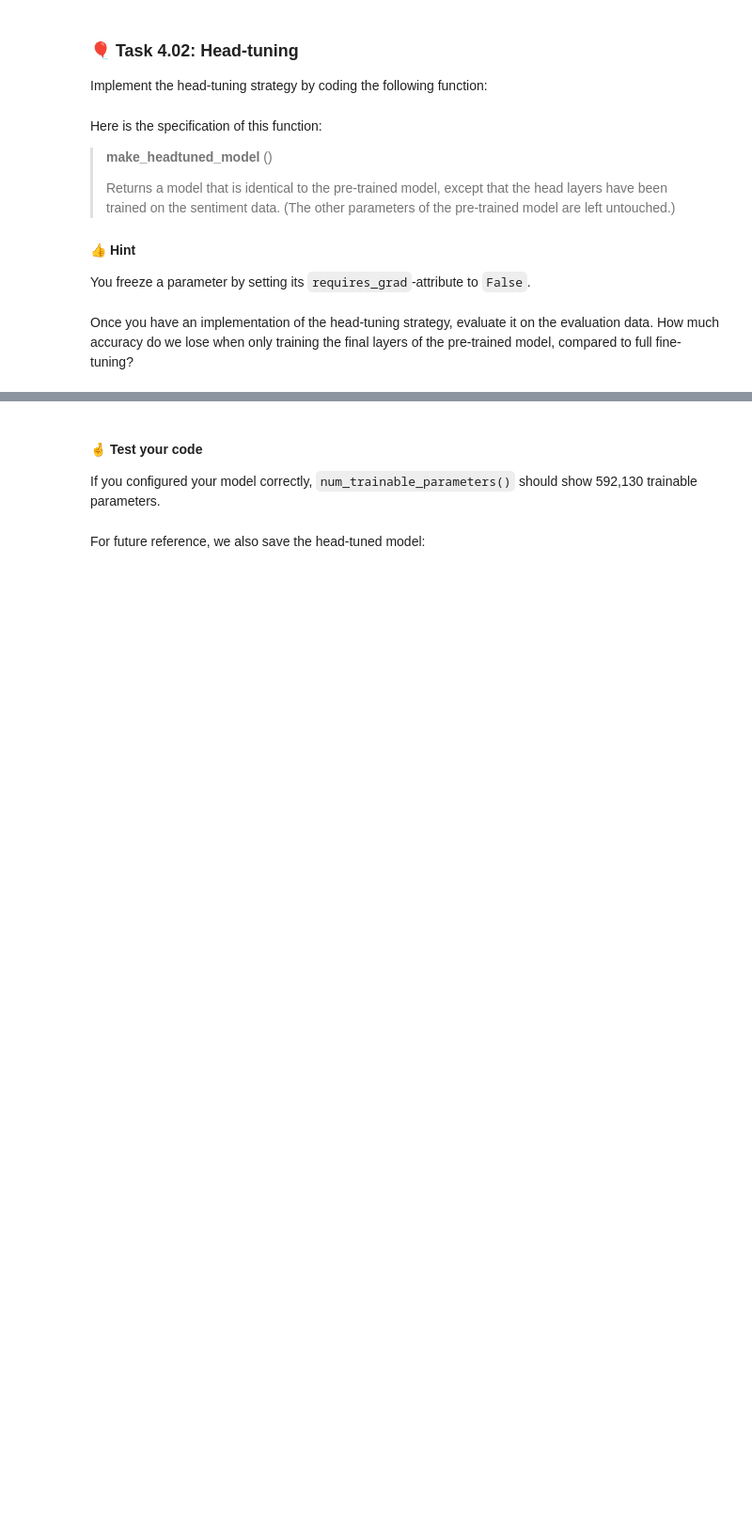
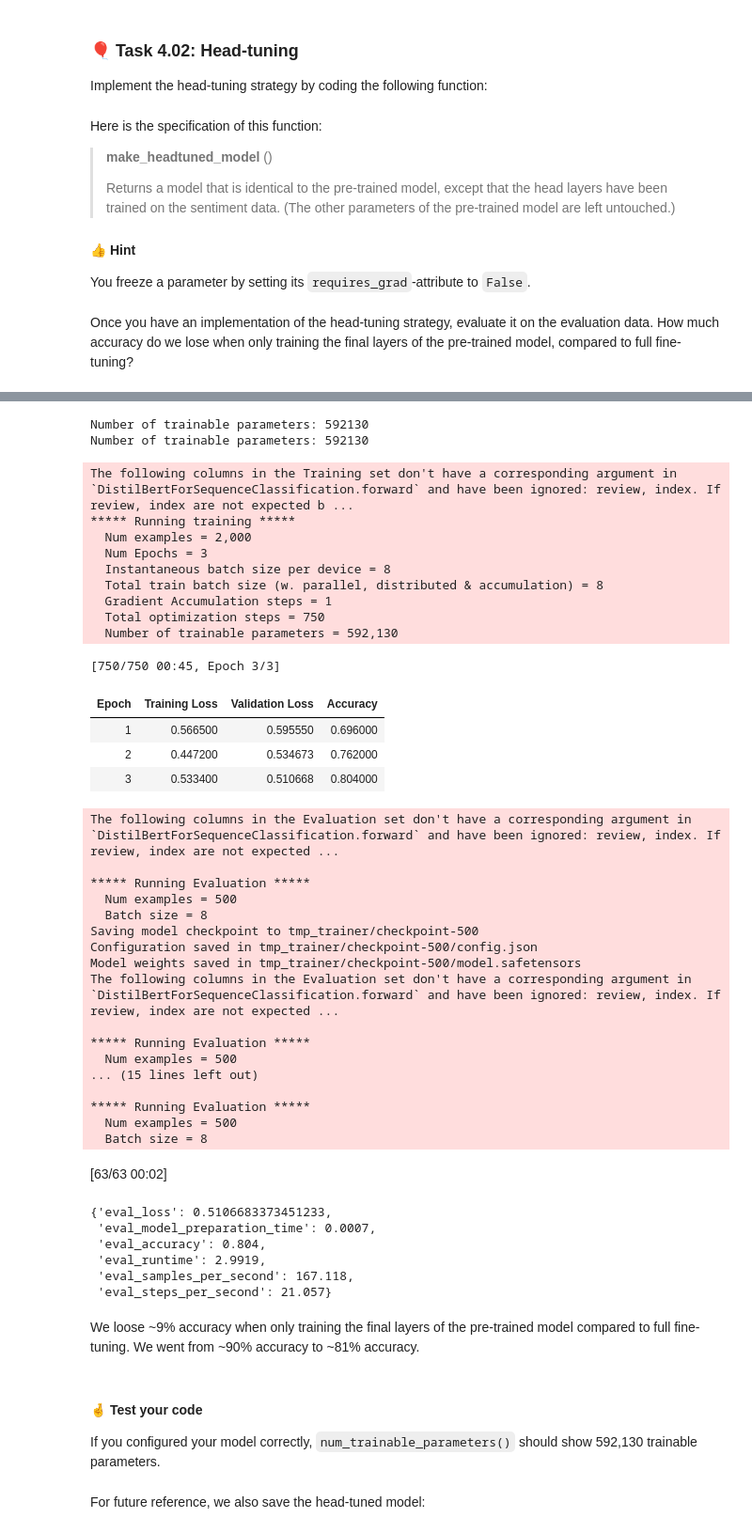
Before and after one commit to reinthal/ete387, a Jupyter notebook: labs/lab4/nlp-lab4.ipynb, the cells around one changed output, grey strips where cells are left out. Shown at 94% size. Drawn from its saved outputs; the diff is of its cells as text; code cells hidden in the pictures; blank space fills up the shorter version.

```diff
--- a/labs/lab4/nlp-lab4.ipynb
+++ b/labs/lab4/nlp-lab4.ipynb
@@ -236,16 +244,16 @@ If full fine-tuning marks one end of the complexity spectrum, the other end is m
 
 Implement the head-tuning strategy by coding the following function:
 # %%
-def make_headtuned_model():
+def make_headtuned_model(use_cuda: bool = True):
     model = AutoModelForSequenceClassification.from_pretrained("distilbert-base-uncased", num_labels=2)
+    if use_cuda:
+        model = model.to("cuda")
     for name, param in model.named_parameters():
         if "pre_classifier" not in name and "classifier" not in name:
             param.requires_grad = False
         else:
             param.requires_grad = True
-            print(f"{name}:{param}")
     return train(model)
-make_headtuned_model()
 # %% [markdown]
 Here is the specification of this function:
 
@@ -260,3 +268,5 @@ You freeze a parameter by setting its `requires_grad`-attribute to `False`.
 Once you have an implementation of the head-tuning strategy, evaluate it on the evaluation data. How much accuracy do we lose when only training the final layers of the pre-trained model, compared to full fine-tuning?
 # %%
 headtuned_model = make_headtuned_model()
+evaluate(headtuned_model)
+# %% [output]
@@ -263,3 +290,45 @@ headtuned_model = make_headtuned_model()
+Number of trainable parameters: 592130
+Number of trainable parameters: 592130
+The following columns in the Training set don't have a corresponding argument in `DistilBertForSequenceClassification.forward` and have been ignored: review, index. If review, index are not expected b ...
+***** Running training *****
+  Num examples = 2,000
+  Num Epochs = 3
+  Instantaneous batch size per device = 8
+  Total train batch size (w. parallel, distributed & accumulation) = 8
+  Gradient Accumulation steps = 1
+  Total optimization steps = 750
+  Number of trainable parameters = 592,130
+[750/750 00:45, Epoch 3/3]
+| Epoch | Training Loss | Validation Loss | Accuracy |
+| 1 | 0.566500 | 0.595550 | 0.696000 |
+| 2 | 0.447200 | 0.534673 | 0.762000 |
+| 3 | 0.533400 | 0.510668 | 0.804000 |
+The following columns in the Evaluation set don't have a corresponding argument in `DistilBertForSequenceClassification.forward` and have been ignored: review, index. If review, index are not expected ...
+
+***** Running Evaluation *****
+  Num examples = 500
+  Batch size = 8
+Saving model checkpoint to tmp_trainer/checkpoint-500
+Configuration saved in tmp_trainer/checkpoint-500/config.json
+Model weights saved in tmp_trainer/checkpoint-500/model.safetensors
+The following columns in the Evaluation set don't have a corresponding argument in `DistilBertForSequenceClassification.forward` and have been ignored: review, index. If review, index are not expected ...
+
+***** Running Evaluation *****
+  Num examples = 500
+... (15 lines left out)
+
+***** Running Evaluation *****
+  Num examples = 500
+  Batch size = 8
+[63/63 00:02]
+{'eval_loss': 0.5106683373451233,
+ 'eval_model_preparation_time': 0.0007,
+ 'eval_accuracy': 0.804,
+ 'eval_runtime': 2.9919,
+ 'eval_samples_per_second': 167.118,
+ 'eval_steps_per_second': 21.057}
+# %% [markdown]
+We loose ~9% accuracy when only training the final layers of the pre-trained model compared to full fine-tuning. We went from ~90% accuracy to ~81% accuracy.
 # %% [markdown]
 #### 🤞 Test your code
 
```
Also changed, not shown: parts of 10 cells of this notebook, 1 other file.
